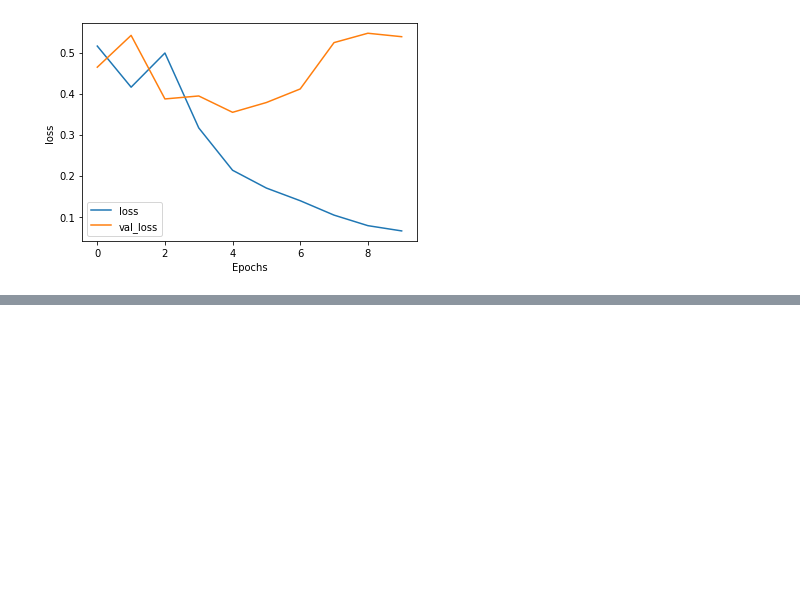
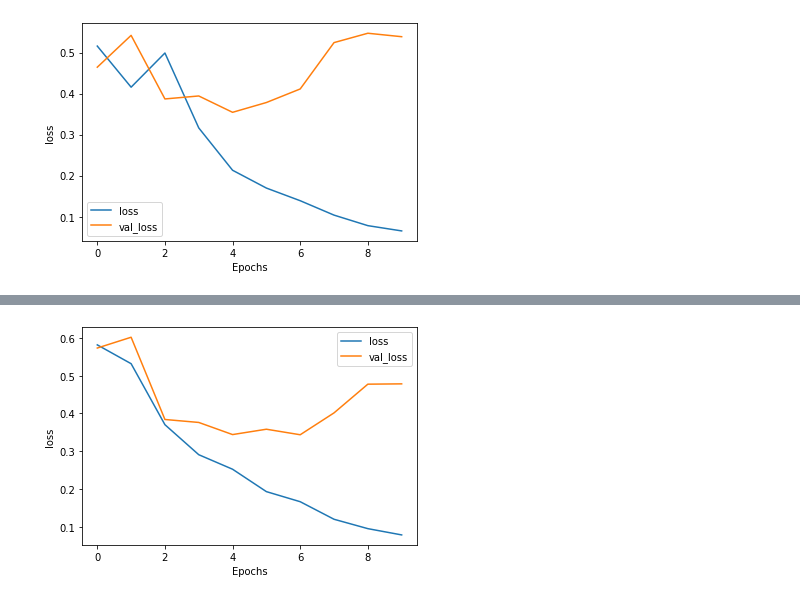
Before and after one commit to officialpm/Natural-Language-Processing-in-TensorFlow, a Jupyter notebook: Week 3/Week_3_Lesson_1.ipynb, the cells around one changed output, grey strips where cells are left out. Saved outputs shown, nothing was run; the diff lists cells and outputs as text; code cells hidden in the pictures; blank space fills up the shorter version.

```diff
--- a/Week 3/Week_3_Lesson_1.ipynb
+++ b/Week 3/Week_3_Lesson_1.ipynb
@@ -104,0 +171,4 @@ plot_graphs(history, 'loss')
+# %%
+plot_graphs(history, 'loss')
+# %% [output]
+[figure, added]
```
Also changed, not shown: parts of 7 cells of this notebook.
